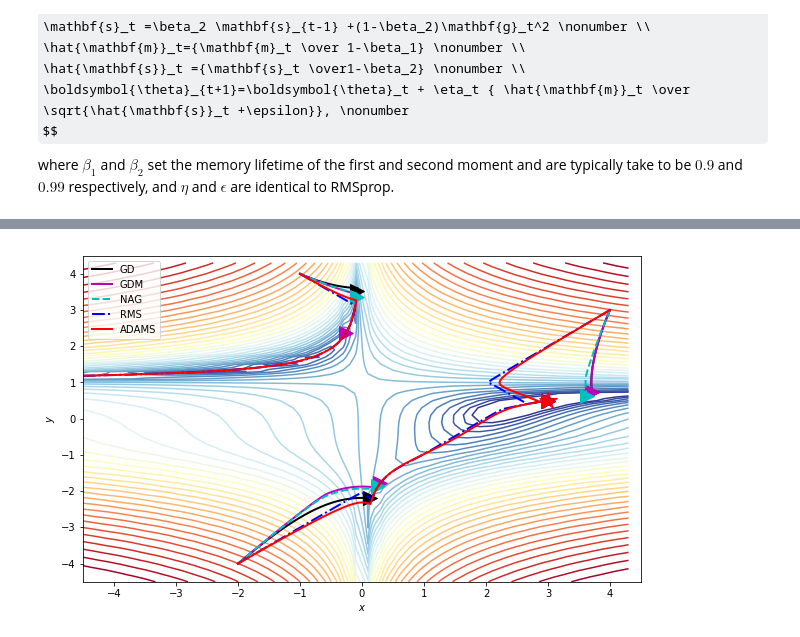
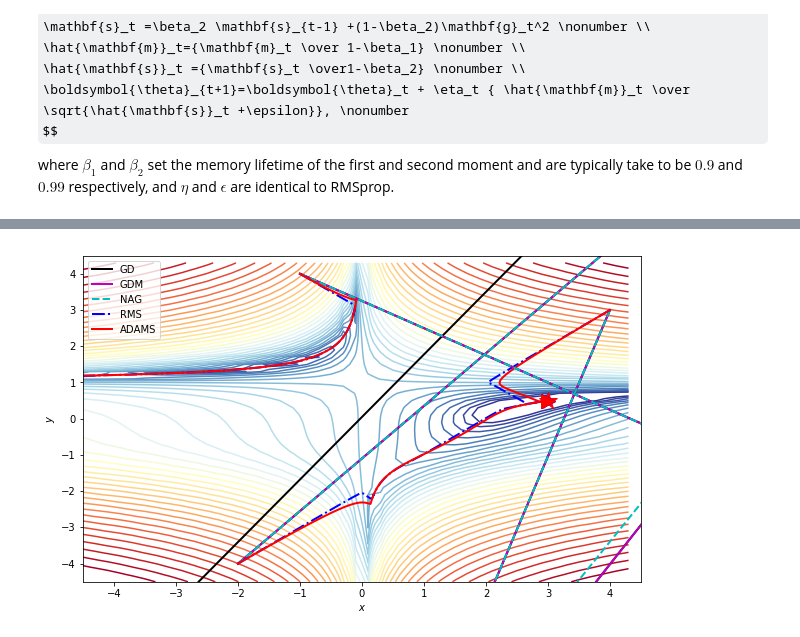
Before and after one commit to zijie-wan/PY895-ML-homework-and-project, a Jupyter notebook: NB2_CIV-gradient_descent.ipynb, the cells around one changed output, grey strips where cells are left out. Saved outputs shown, nothing was run; the diff lists cells and outputs as text; code cells hidden in the pictures; some formulas as TeX source.

```diff
--- a/NB2_CIV-gradient_descent.ipynb
+++ b/NB2_CIV-gradient_descent.ipynb
@@ -137,7 +137,7 @@ def beales_function(x,y):
     return np.square(1.5-x+x*y)+np.square(2.25-x+x*y*y)+np.square(2.625-x+x*y**3)
     return f
 
-def grad_beales_function(params):
+def grad_beales_function(params,a=1,b=1):
     x=params[0]
     y=params[1]
     grad_x=2*(1.5-x+x*y)*(-1+y)+2*(2.25-x+x*y**2)*(-1+y**2)+2*(2.625-x+x*y**3)*(-1+y**3)
@@ -471,9 +480,9 @@ lr_s=10**-6
 init1=np.array([4,3])
 fig1, ax1=contour_beales_function()
 
-gd_trajectory1=gd(grad_beales_function,init1,Nsteps, eta=lr_s, noise_strength=0)
-gdm_trajectory1=gd_with_mom(grad_beales_function,init1,Nsteps,eta=lr_s, gamma=0.9,noise_strength=0)
-NAG_trajectory1=NAG(grad_beales_function,init1,Nsteps,eta=lr_s, gamma=0.9,noise_strength=0)
+gd_trajectory1=gd(grad_beales_function,init1,a,b,Nsteps, eta=lr_l, noise_strength=0)
+gdm_trajectory1=gd_with_mom(grad_beales_function,init1,a,b,Nsteps,eta=lr_l, gamma=0.9,noise_strength=0)
+NAG_trajectory1=NAG(grad_beales_function,init1,a,b,Nsteps,eta=lr_l, gamma=0.9,noise_strength=0)
 rms_prop_trajectory1=rms_prop(grad_beales_function,init1,Nsteps,eta=lr_l, beta=0.9,epsilon=10**-8,noise_strength=0)
 adam_trajectory1=adams(grad_beales_function,init1,Nsteps,eta=lr_l, gamma=0.9, beta=0.99,epsilon=10**-8,noise_strength=0)
 
@@ -493,37 +502,37 @@ plt.legend(loc=2)
 #adam_trajectory2=adams(grad_beales_function,init2,Nsteps,eta=10**-3, gamma=0.9, beta=0.99,epsilon=10**-8,noise_strength=0)
 #overlay_trajectory_contour_M(ax1,gdm_trajectory2, 'GDM','m')
 #overlay_trajectory_contour_M(ax1,NAG_trajectory2, 'NAG','c--')
 #overlay_trajectory_contour_M(ax1,rms_prop_trajectory2,'RMS', 'b-.')
 #overlay_trajectory_contour_M(ax1,adam_trajectory2,'ADAMS', 'r')
 
 init3=np.array([-1,4])
 
-gd_trajectory3=gd(grad_beales_function,init3,10**5, eta=lr_s, noise_strength=0)
-gdm_trajectory3=gd_with_mom(grad_beales_function,init3,10**5,eta=lr_s, gamma=0.9,noise_strength=0)
-NAG_trajectory3=NAG(grad_beales_function,init3,Nsteps,eta=lr_s, gamma=0.9,noise_strength=0)
+gd_trajectory3=gd(grad_beales_function,init3,a,b,10**5, eta=lr_l, noise_strength=0)
+gdm_trajectory3=gd_with_mom(grad_beales_function,init3,a,b,10**5,eta=lr_l, gamma=0.9,noise_strength=0)
+NAG_trajectory3=NAG(grad_beales_function,init3,a,b,Nsteps,eta=lr_l, gamma=0.9,noise_strength=0)
 rms_prop_trajectory3=rms_prop(grad_beales_function,init3,Nsteps,eta=lr_l, beta=0.9,epsilon=10**-8,noise_strength=0)
 adam_trajectory3=adams(grad_beales_function,init3,Nsteps,eta=lr_l, gamma=0.9, beta=0.99,epsilon=10**-8,noise_strength=0)
 
 overlay_trajectory_contour_M(ax1,gd_trajectory3, 'GD','k')
 overlay_trajectory_contour_M(ax1,gdm_trajectory3, 'GDM','m')
 overlay_trajectory_contour_M(ax1,NAG_trajectory3, 'NAG','c--')
 overlay_trajectory_contour_M(ax1,rms_prop_trajectory3,'RMS', 'b-.')
 overlay_trajectory_contour_M(ax1,adam_trajectory3,'ADAMS', 'r')
 
 init4=np.array([-2,-4])
 
-gd_trajectory4=gd(grad_beales_function,init4,Nsteps, eta=lr_s, noise_strength=0)
-gdm_trajectory4=gd_with_mom(grad_beales_function,init4,Nsteps,eta=lr_s, gamma=0.9,noise_strength=0)
-NAG_trajectory4=NAG(grad_beales_function,init4,Nsteps,eta=lr_s, gamma=0.9,noise_strength=0)
+gd_trajectory4=gd(grad_beales_function,init4,a,b,Nsteps, eta=lr_l, noise_strength=0)
+gdm_trajectory4=gd_with_mom(grad_beales_function,init4,a,b,Nsteps,eta=lr_l, gamma=0.9,noise_strength=0)
+NAG_trajectory4=NAG(grad_beales_function,init4,a,b,Nsteps,eta=lr_l, gamma=0.9,noise_strength=0)
 rms_prop_trajectory4=rms_prop(grad_beales_function,init4,Nsteps,eta=lr_l, beta=0.9,epsilon=10**-8,noise_strength=0)
 adam_trajectory4=adams(grad_beales_function,init4,Nsteps,eta=lr_l, gamma=0.9, beta=0.99,epsilon=10**-8,noise_strength=0)
 
 overlay_trajectory_contour_M(ax1,gd_trajectory4, 'GD','k')
 overlay_trajectory_contour_M(ax1,gdm_trajectory4, 'GDM','m')
 overlay_trajectory_contour_M(ax1,NAG_trajectory4, 'NAG','c--')
 overlay_trajectory_contour_M(ax1,rms_prop_trajectory4,'RMS', 'b-.')
 overlay_trajectory_contour_M(ax1,adam_trajectory4,'ADAMS', 'r')
 
 plt.show()
 # %% [output]
-[figure, old version]
+[figure, new version]
```
Also changed, not shown: parts of 1 cell of this notebook, 3 other files.
